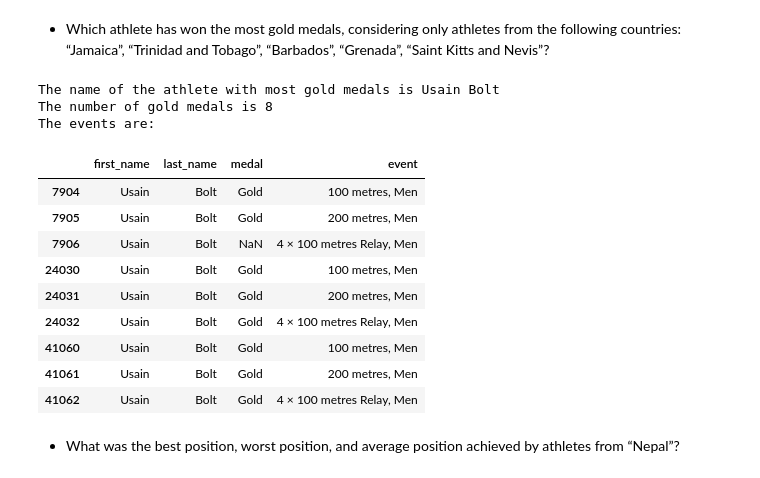
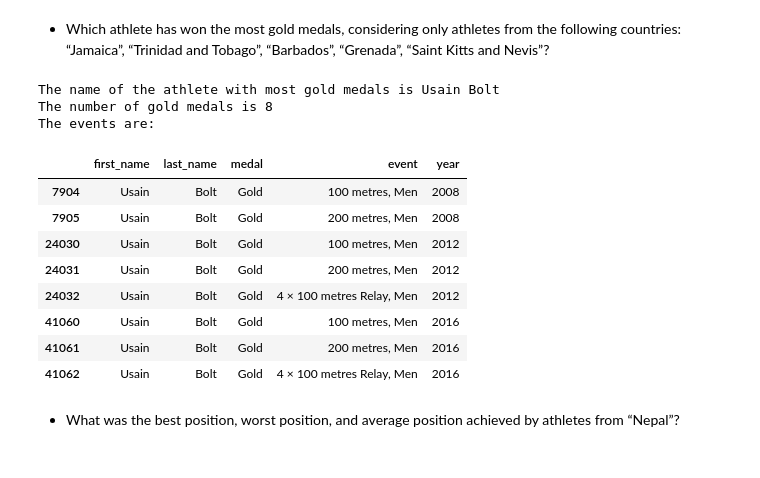
Before and after one commit to 841723/informatica-s7, a Jupyter notebook: mads-tpds/project/project1/code/project1.ipynb, the cells around one changed output. Saved outputs shown, nothing was run; the diff lists cells and outputs as text; code cells hidden in the pictures.

```diff
--- a/mads-tpds/project/project1/code/project1.ipynb
+++ b/mads-tpds/project/project1/code/project1.ipynb
@@ -150,0 +57,12 @@ df.head()
+# %%
+df_metadata_athletes = pd.read_excel('../data/metadata.xlsx', sheet_name='athletes')
+
+df_metadata_athletes.set_index('athlete_id', inplace=True)
+names = df_metadata_athletes['name'].str.split('•', n=1, expand=True)
+df_metadata_athletes['first_name'] = names[0]
+df_metadata_athletes['last_name'] = names[1]
+df_metadata_athletes.drop('name', axis=1, inplace=True)
+
+df_metadata_athletes['born'] = pd.to_datetime(df_metadata_athletes['born'], errors='raise')
+
+df_metadata_athletes
@@ -186,25 +207,25 @@ The gold medalist in 2012 in the 100m women was Shelly-Ann Fraser-Pryce
 # %%
 country_list = ["Jamaica", "Trinidad and Tobago", "Barbados", "Grenada", "Saint Kitts and Nevis"]
 athlete_id_most_medals = df[(df.medal=='Gold') & (df.country.isin(country_list))].value_counts('athlete_id').nlargest(1).index[0]
+athlete_name = df_metadata_athletes.loc[athlete_id_most_medals, ['first_name', 'last_name']]
 
-print(f"The name of the athlete with most gold medals is {df_metadata_athletes.loc[athlete_id_most_medals].first_name} {df_metadata_athletes.loc[athlete_id_most_medals].last_name}")
+print(f"The name of the athlete with most gold medals is {athlete_name.first_name} {athlete_name.last_name}")
 print(f"The number of gold medals is {df[(df.athlete_id==athlete_id_most_medals) & (df.medal=='Gold')].shape[0]}")
 print("The events are:")
-df[df.athlete_id==athlete_id_most_medals][['first_name', 'last_name', 'medal','event']]
+df[(df.athlete_id==athlete_id_most_medals) & (df.medal=='Gold')][['first_name', 'last_name', 'medal','event', 'year']]
 # %% [output]
 The name of the athlete with most gold medals is Usain Bolt
 The number of gold medals is 8
 The events are:
-|  | first_name | last_name | medal | event |
-| 7904 | Usain | Bolt | Gold | 100 metres, Men |
-| 7905 | Usain | Bolt | Gold | 200 metres, Men |
-| 7906 | Usain | Bolt | NaN | 4 × 100 metres Relay, Men |
-| 24030 | Usain | Bolt | Gold | 100 metres, Men |
-| 24031 | Usain | Bolt | Gold | 200 metres, Men |
-| 24032 | Usain | Bolt | Gold | 4 × 100 metres Relay, Men |
-| 41060 | Usain | Bolt | Gold | 100 metres, Men |
-| 41061 | Usain | Bolt | Gold | 200 metres, Men |
-| 41062 | Usain | Bolt | Gold | 4 × 100 metres Relay, Men |
+|  | first_name | last_name | medal | event | year |
+| 7904 | Usain | Bolt | Gold | 100 metres, Men | 2008 |
+| 7905 | Usain | Bolt | Gold | 200 metres, Men | 2008 |
+| 24030 | Usain | Bolt | Gold | 100 metres, Men | 2012 |
+| 24031 | Usain | Bolt | Gold | 200 metres, Men | 2012 |
+| 24032 | Usain | Bolt | Gold | 4 × 100 metres Relay, Men | 2012 |
+| 41060 | Usain | Bolt | Gold | 100 metres, Men | 2016 |
+| 41061 | Usain | Bolt | Gold | 200 metres, Men | 2016 |
+| 41062 | Usain | Bolt | Gold | 4 × 100 metres Relay, Men | 2016 |
 # %% [markdown]
 - What was the best position, worst position, and average position achieved by athletes from “Nepal”?
 # %%
```
Also changed, not shown: parts of 22 cells of this notebook, 1 other file.
